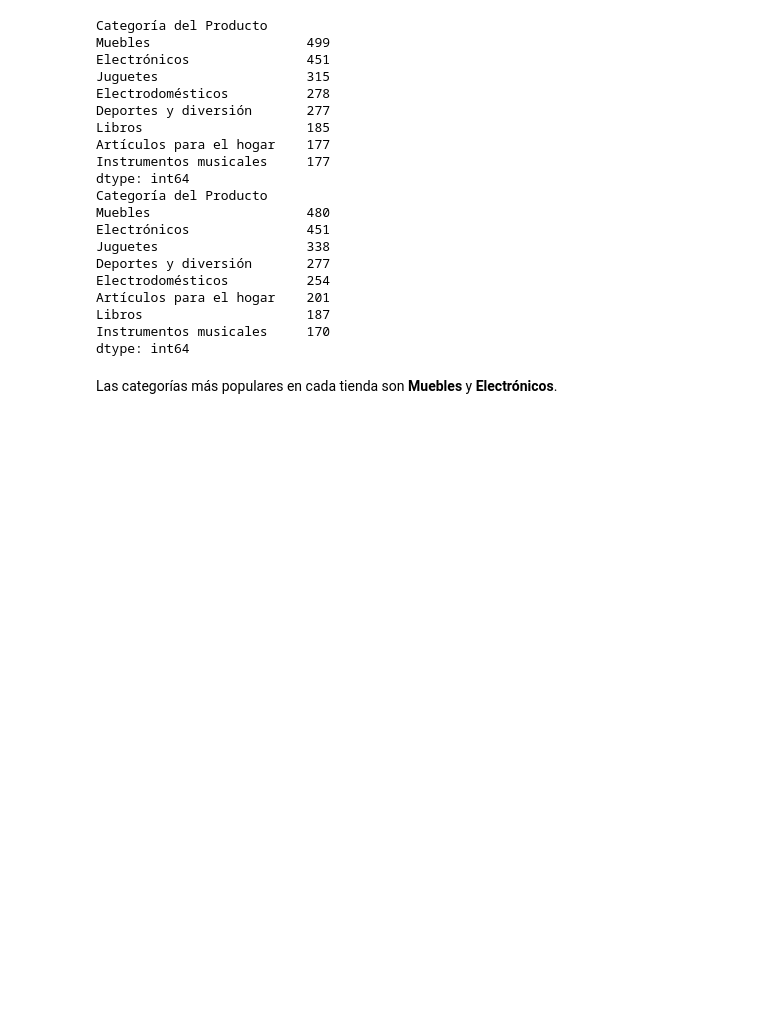
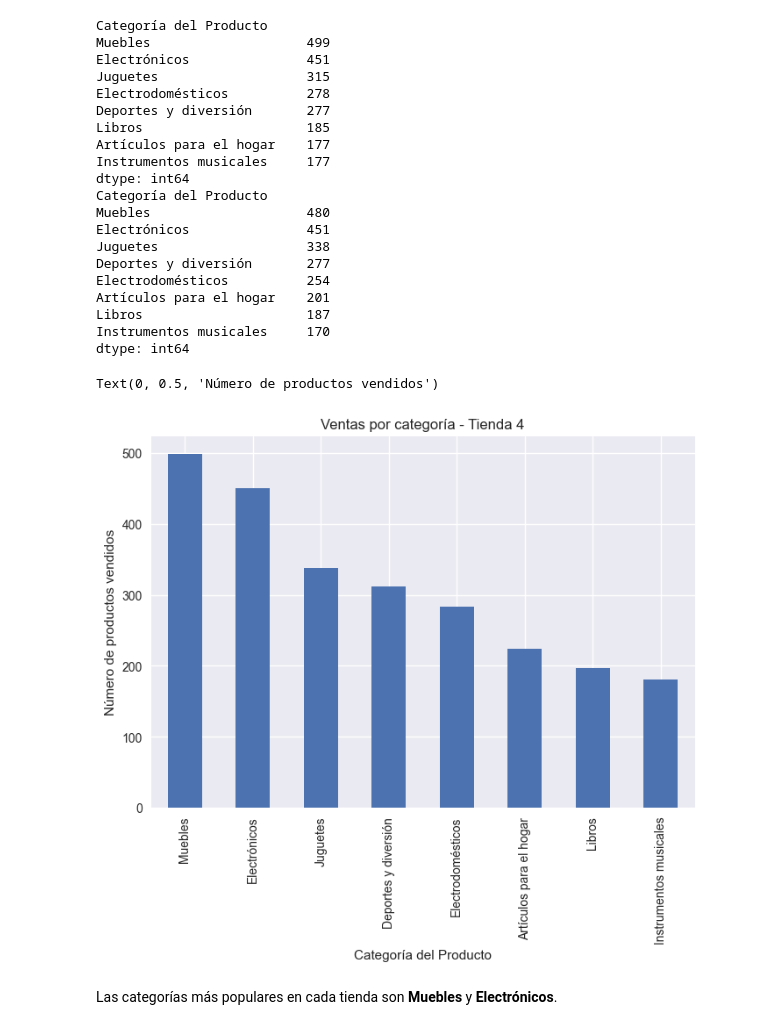
Before and after one commit to aaizaguirre/alura_store, a Jupyter notebook: alura_store_latam.ipynb, the cells around one changed output. Saved outputs shown, nothing was run; the diff lists cells and outputs as text; code cells hidden in the pictures; blank space fills up the shorter version.

```diff
--- a/alura_store_latam.ipynb
+++ b/alura_store_latam.ipynb
@@ -72,6 +85,17 @@ Artículos para el hogar    201
 Libros                     187
 Instrumentos musicales     170
 dtype: int64
+# %%
+## Gráfico de barras de las ventas por categoría en cada tienda
+productos_vendidos_categoria_tienda.plot(kind='bar', title='Ventas por categoría - Tienda 1')
+productos_vendidos_categoria_tienda2.plot(kind='bar', title='Ventas por categoría - Tienda 2')
+productos_vendidos_categoria_tienda3.plot(kind='bar', title='Ventas por categoría - Tienda 3')
+productos_vendidos_categoria_tienda4.plot(kind='bar', title='Ventas por categoría - Tienda 4')
+plt.xlabel("Categoría del Producto")
+plt.ylabel("Número de productos vendidos")
+# %% [output]
+Text(0, 0.5, 'Número de productos vendidos')
+[figure, added]
 # %% [markdown]
 Las categorías más populares en cada tienda son **Muebles** y **Electrónicos**.
 # %% [markdown]
```
Also changed, not shown: parts of 6 cells of this notebook.
